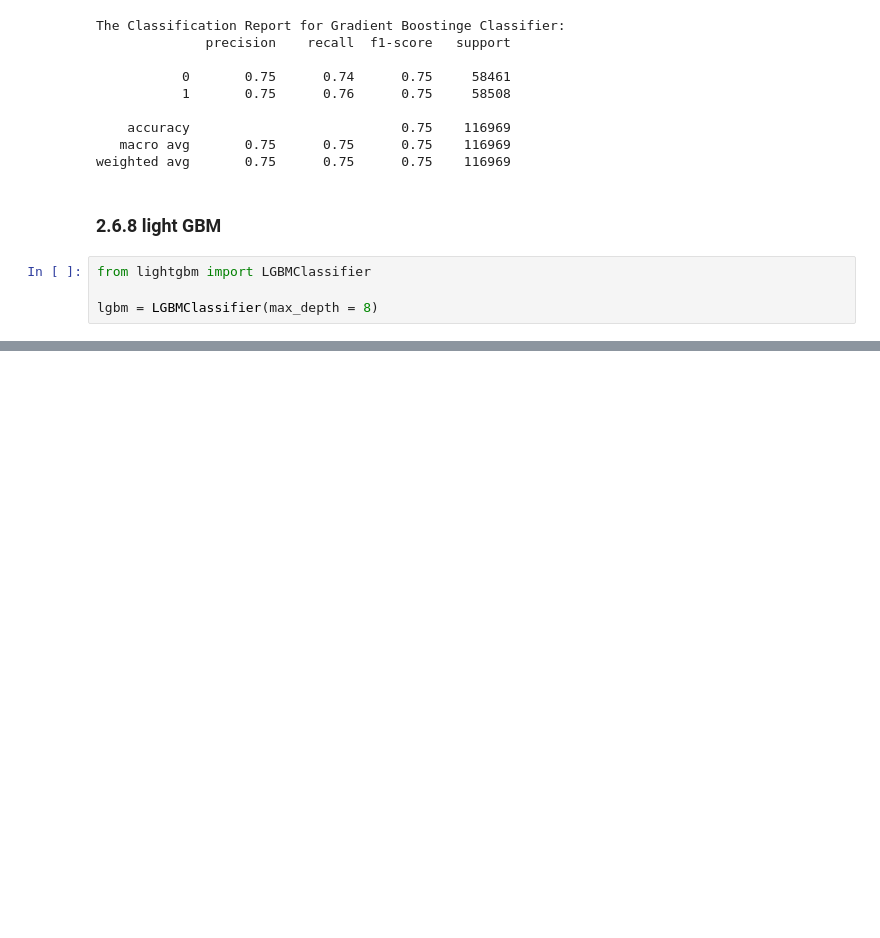
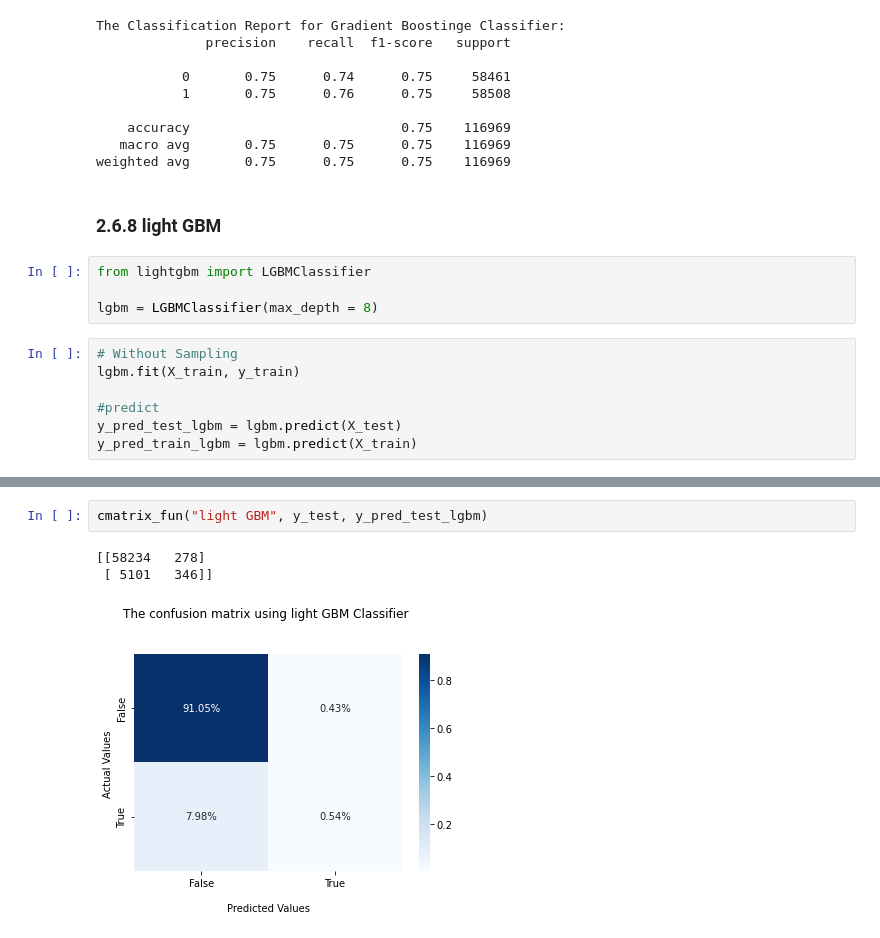
Before and after one commit to ahmedelsayed968/ML-Project, a Jupyter notebook: data analysis/Modeling.ipynb, the cells around one changed output, grey strips where cells are left out. Drawn from its saved outputs; the diff is of its cells as text; blank space fills up the shorter version.

Commit message:
Implemented the light GBM, CatBoost and Voting Algorithms.

```diff
--- a/data analysis/Modeling.ipynb
+++ b/data analysis/Modeling.ipynb
@@ -676,3 +676,10 @@ weighted avg       0.75      0.75      0.75    116969
 from lightgbm import LGBMClassifier
 
 lgbm = LGBMClassifier(max_depth = 8)
+# %%
+# Without Sampling
+lgbm.fit(X_train, y_train)
+
+#predict
+y_pred_test_lgbm = lgbm.predict(X_test)
+y_pred_train_lgbm = lgbm.predict(X_train)
@@ -678,0 +705,6 @@ lgbm = LGBMClassifier(max_depth = 8)
+# %%
+cmatrix_fun("light GBM", y_test, y_pred_test_lgbm)
+# %% [output]
+[[58234   278]
+ [ 5101   346]]
+[figure, added]
```
Also changed, not shown: parts of 17 cells of this notebook, 4 other files.
